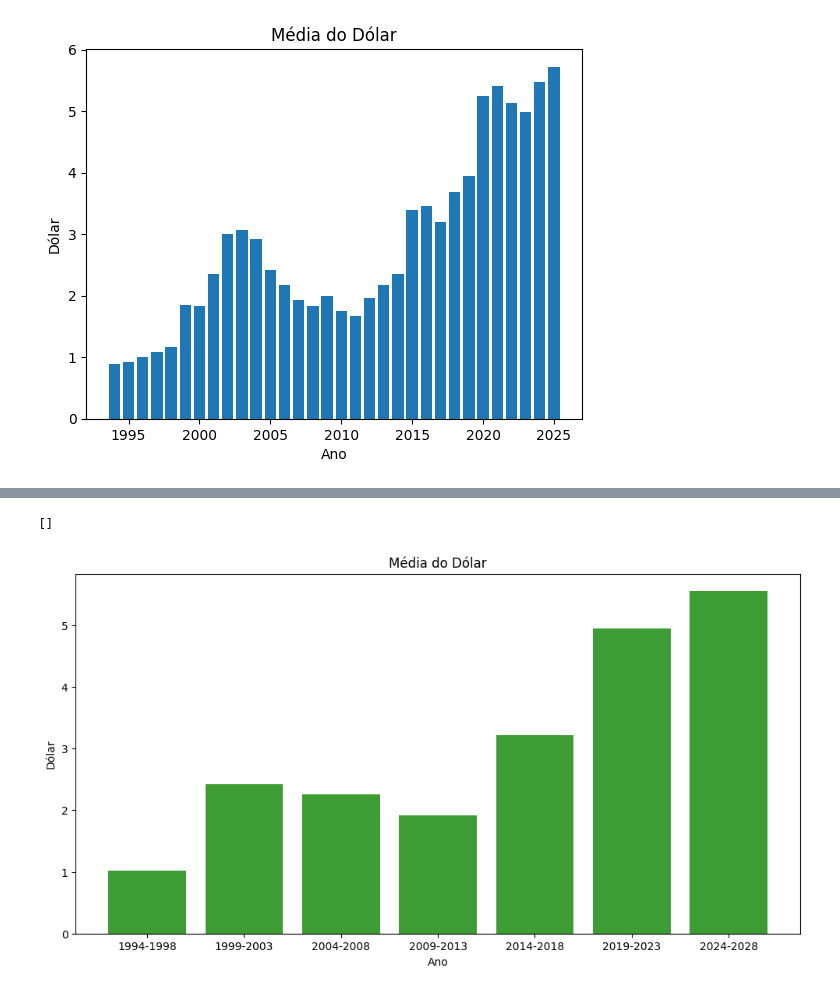
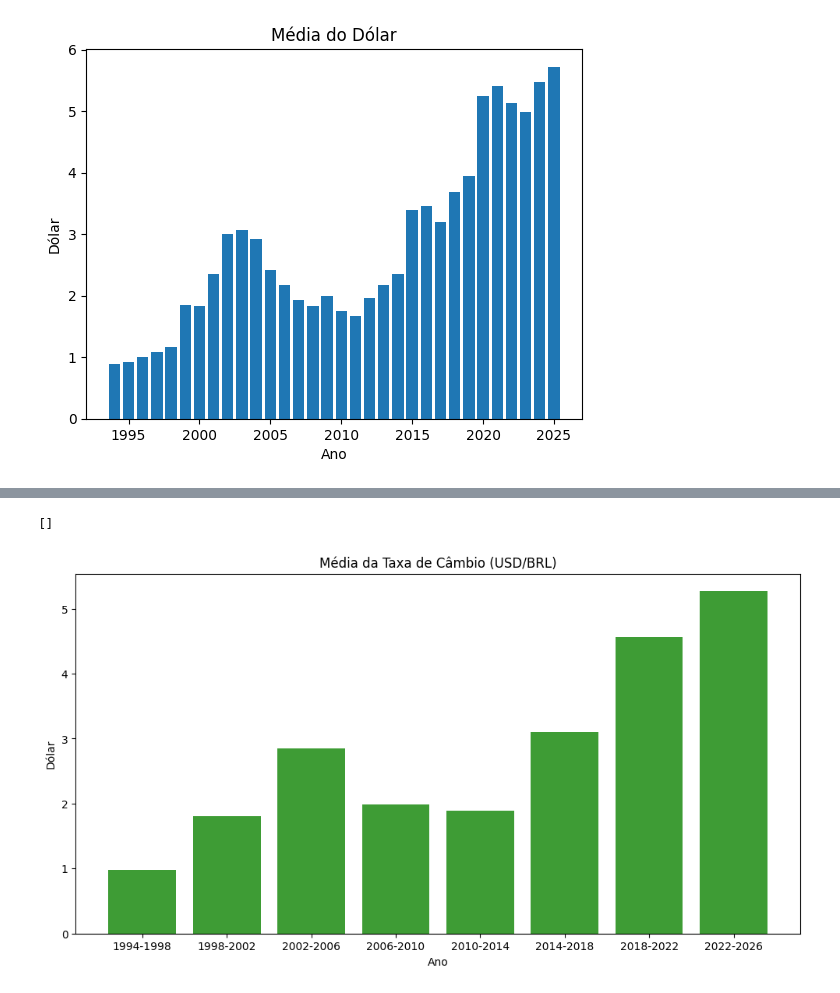
Before and after one commit to pedrofernandss/ai_fundamentals, a Jupyter notebook: main.ipynb, the cells around one changed output, grey strips where cells are left out. Cells and saved outputs as stored; diff of their text form; code cells hidden in the pictures.

Commit message:
⚡️ calculating dolar variation on each period

```diff
--- a/main.ipynb
+++ b/main.ipynb
@@ -55,9 +59,9 @@ plt.plot()
 # %%
-df_five_years_grouped = dataset.copy()
+df_grouped_by_four_years = dataset.copy()
 # %%
-initial_year = df_five_years_grouped['Ano'].min()
-group_identifier = (df_five_years_grouped['Ano'] - initial_year) // 5
-period_start_year = initial_year + (group_identifier*5)
-df_five_years_grouped['Período'] = period_start_year.astype(str) + '-' + (period_start_year + 4).astype(str)
+initial_year = df_grouped_by_four_years['Ano'].min()
+group_identifier = (df_grouped_by_four_years['Ano'] - initial_year) // 4
+period_start_year = initial_year + (group_identifier*4)
+df_grouped_by_four_years['Período'] = period_start_year.astype(str) + '-' + (period_start_year + 4).astype(str)
 
-df_five_years_grouped = df_five_years_grouped.groupby('Período', as_index=False)['Fechamento'].mean()
+df_grouped_by_four_years = df_grouped_by_four_years.groupby('Período', as_index=False)['Fechamento'].mean()
@@ -75,10 +68,10 @@ df_five_years_grouped
 # %%
 plt.figure(figsize=(12,6))
-plt.bar(df_five_years_grouped['Período'], df_five_years_grouped['Fechamento'], color='#3e9c35')
-plt.title('Média do Dólar')
+plt.bar(df_grouped_by_four_years['Período'], df_grouped_by_four_years['Fechamento'], color='#3e9c35')
+plt.title('Média da Taxa de Câmbio (USD/BRL)')
 plt.ylabel('Dólar')
 plt.xlabel('Ano')
 plt.plot()
 # %% [output]
 []
-[figure, old version]
+[figure, new version]
```
Also changed, not shown: parts of 5 cells of this notebook.
